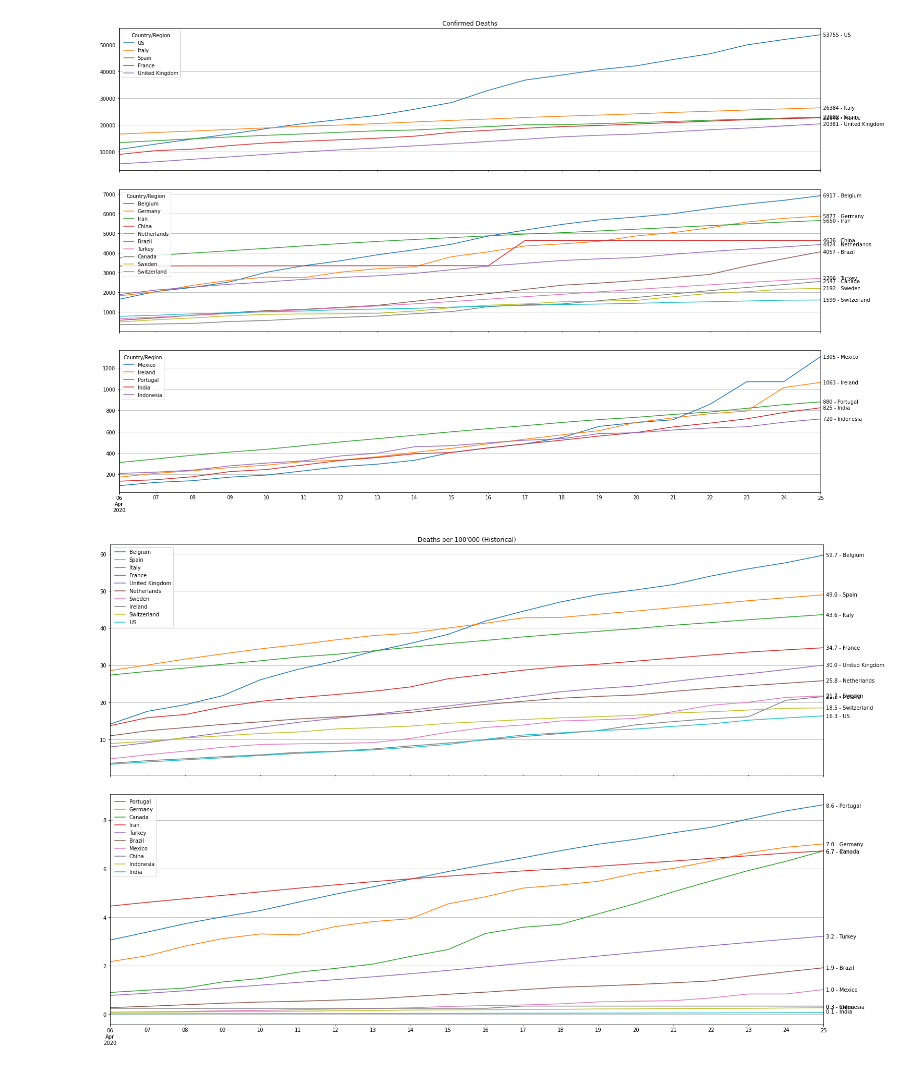
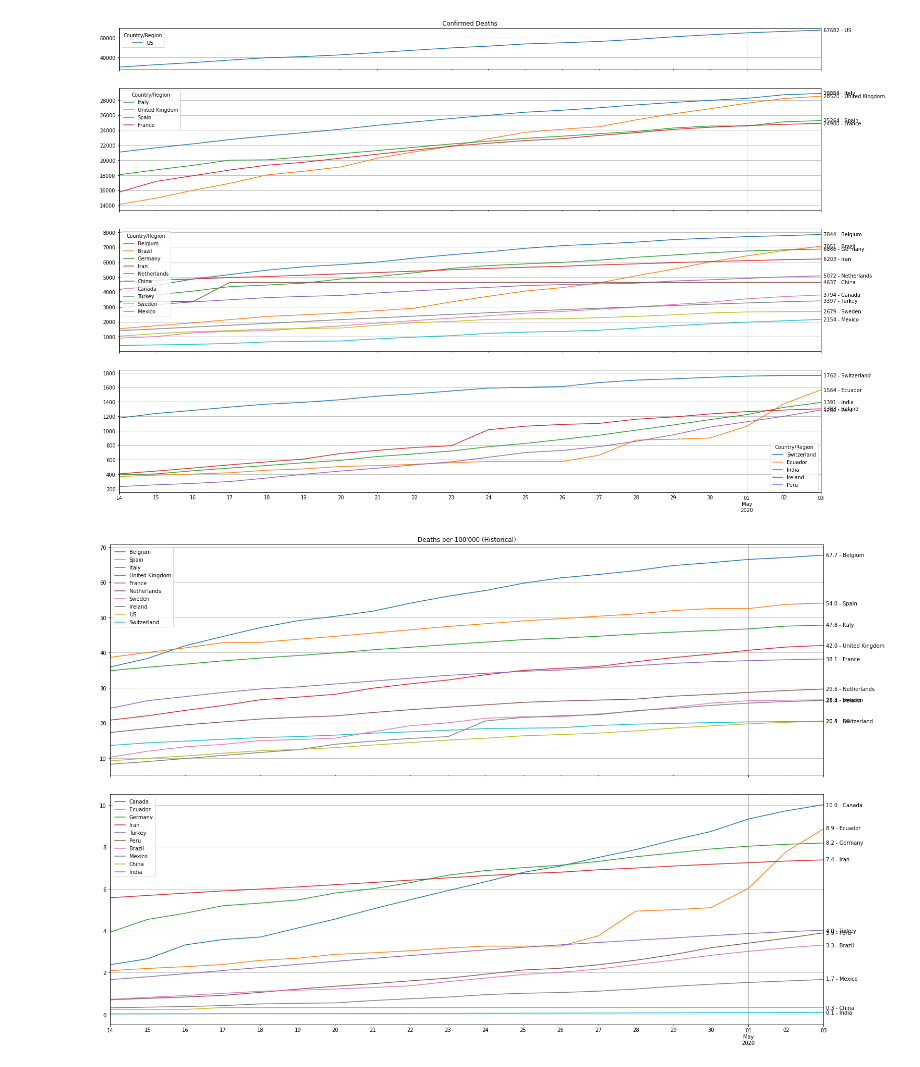
Before and after one commit to willharris/coronastats, a Jupyter notebook: coronastats.ipynb, the cells around one changed output. Saved outputs shown, nothing was run; the diff lists cells and outputs as text; code cells hidden in the pictures.

Commit message:
Updated data May 4. Rework subplots for death stats.

```diff
--- a/coronastats.ipynb
+++ b/coronastats.ipynb
@@ -46,30 +46,33 @@ for k, v in last_row.items():
 # %%
 deaths_trim = deaths_interest.T.iloc[3:, :]
 
 if num_days:
     deaths_trim = deaths_trim.iloc[-num_days:, :]
 
 deaths_trim.index = pandas.to_datetime(deaths_trim.index)
 
-fig, axes = plt.subplots(3, 1, sharex=True) #, gridspec_kw={"height_ratios": [3, 3, 3]})
+fig, axes = plt.subplots(4, 1, sharex=True, gridspec_kw={"height_ratios": [1, 3, 3, 3]})
 fig.tight_layout(h_pad=0)
-deaths_plotUSEU = deaths_trim.iloc[:, :5].plot(title="Confirmed Deaths", figsize=(22, 15), grid=True, ax=axes[0])
-deaths_plotEU = deaths_trim.iloc[:, 5:15].plot(grid=True, ax=axes[1])
-deaths_plotROW = deaths_trim.iloc[:, 15:].plot(grid=True, ax=axes[2])
+deaths_plotUS = deaths_trim.iloc[:, :1].plot(title="Confirmed Deaths", figsize=(22, 15), grid=True, ax=axes[0])
+deaths_plotEU1 = deaths_trim.iloc[:, 1:5].plot(grid=True, ax=axes[1])
+deaths_plotEU2 = deaths_trim.iloc[:, 5:15].plot(grid=True, ax=axes[2])
+deaths_plotROW = deaths_trim.iloc[:, 15:].plot(grid=True, ax=axes[3])
 
 last_row = deaths_trim.iloc[-1:, :]
 count = 0
 for k, v in last_row.items():
-    if count < 5:
-        plot = deaths_plotUSEU
+    if count < 1:
+        plot = deaths_plotUS
+    elif count < 5:
+        plot = deaths_plotEU1
     elif count < 15:
-        plot = deaths_plotEU
+        plot = deaths_plotEU2
     else:
         plot = deaths_plotROW
     plot.annotate("%d - %s" % (v[0], v.name), (last_row.index[0], v[0]), xytext=(5, -3), textcoords="offset points")
     count += 1
 # %% [output]
-[figure, old version]
+[figure, new version]
 # %%
 dpm = pandas.DataFrame()
 
@@ -98,7 +101,7 @@ for k, v in last_row.items():
     plot.annotate("%.1f - %s" % (val, v.name), (v.index[0], val), xytext=(5, -3), textcoords="offset points")
     count += 1
 # %% [output]
-[figure, old version]
+[figure, new version]
 # %%
 dpm_today = dpm.T.iloc[:, -1:].sort_values(by=last_col_name)
 fig = dpm_today.plot.barh(title="Deaths per 100'000", figsize=(12, 12), legend=None)
```
Also changed, not shown: parts of 2 cells of this notebook.
